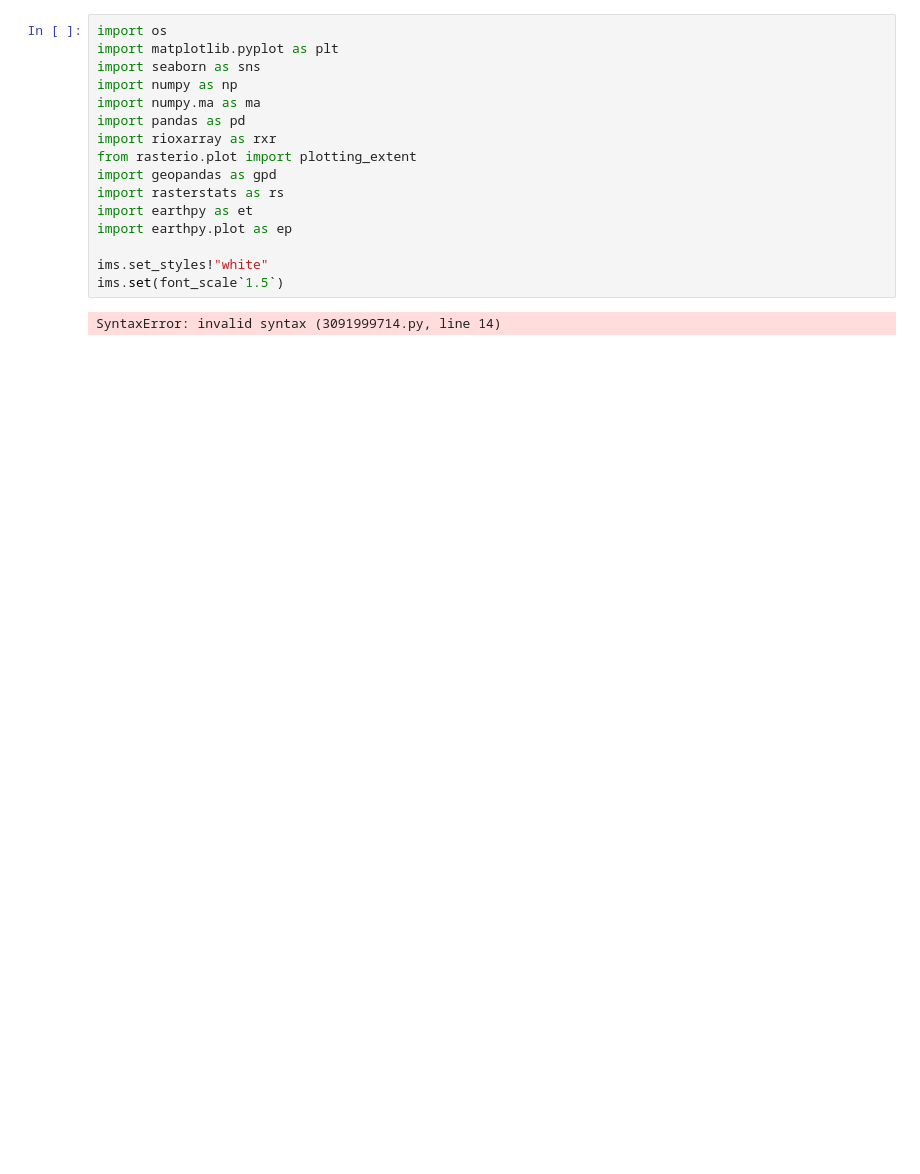
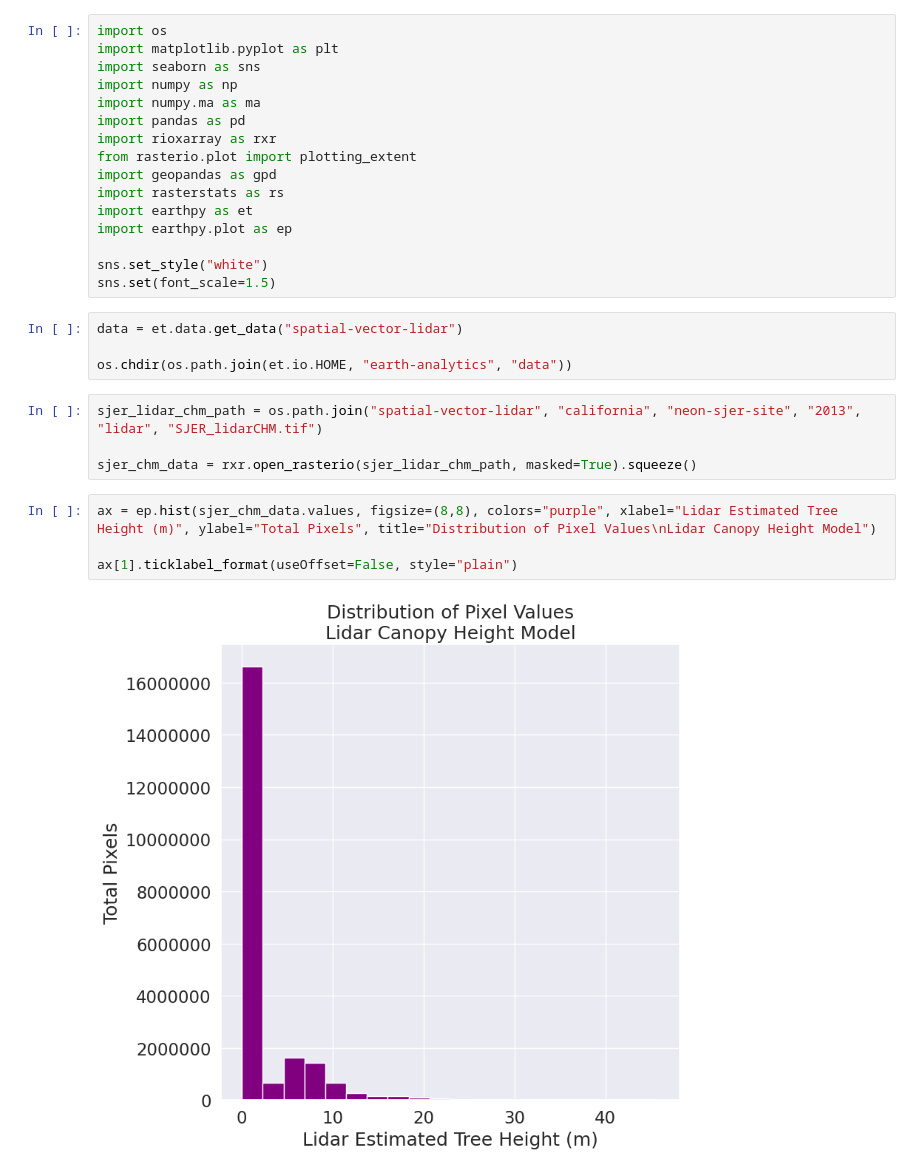
Before and after one commit to aperez14/gisc606-02-lab4, a Jupyter notebook: 4.6 extract_values_at_point.ipynb, the cells around one changed output. Drawn from its saved outputs; the diff is of its cells as text; blank space fills up the shorter version.

```diff
--- a/4.6 extract_values_at_point.ipynb
+++ b/4.6 extract_values_at_point.ipynb
@@ -32,7 +32,19 @@ import rasterstats as rs
 import earthpy as et
 import earthpy.plot as ep
 
-ims.set_styles!"white"
-ims.set(font_scale`1.5`)
+sns.set_style("white")
+sns.set(font_scale=1.5)
-# %% [output]
-SyntaxError: invalid syntax (3091999714.py, line 14)
+# %%
+data = et.data.get_data("spatial-vector-lidar")
+
+os.chdir(os.path.join(et.io.HOME, "earth-analytics", "data"))
+# %%
+sjer_lidar_chm_path = os.path.join("spatial-vector-lidar", "california", "neon-sjer-site", "2013", "lidar", "SJER_lidarCHM.tif")
+
+sjer_chm_data = rxr.open_rasterio(sjer_lidar_chm_path, masked=True).squeeze()
+# %%
+ax = ep.hist(sjer_chm_data.values, figsize=(8,8), colors="purple", xlabel="Lidar Estimated Tree Height (m)", ylabel="Total Pixels", title="Distribution of Pixel Values\nLidar Canopy Height Model")
+
+ax[1].ticklabel_format(useOffset=False, style="plain")
+# %% [output]
+[figure, added]
```
Also changed, not shown: parts of 18 cells of this notebook, 1 other file.
